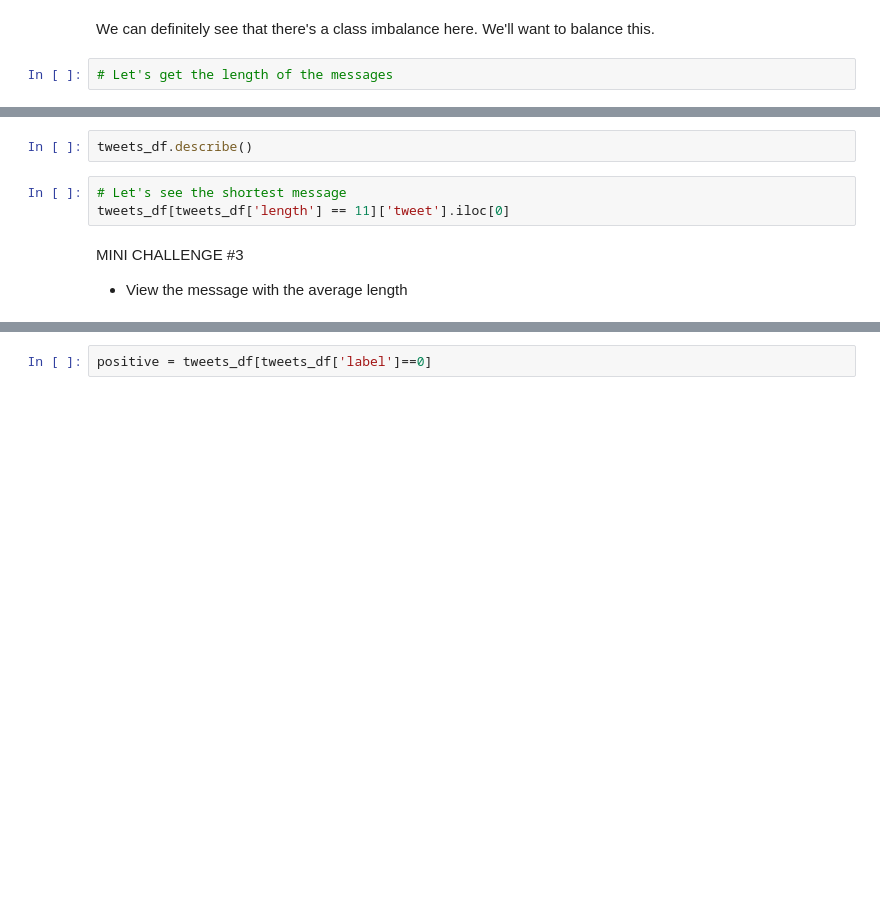
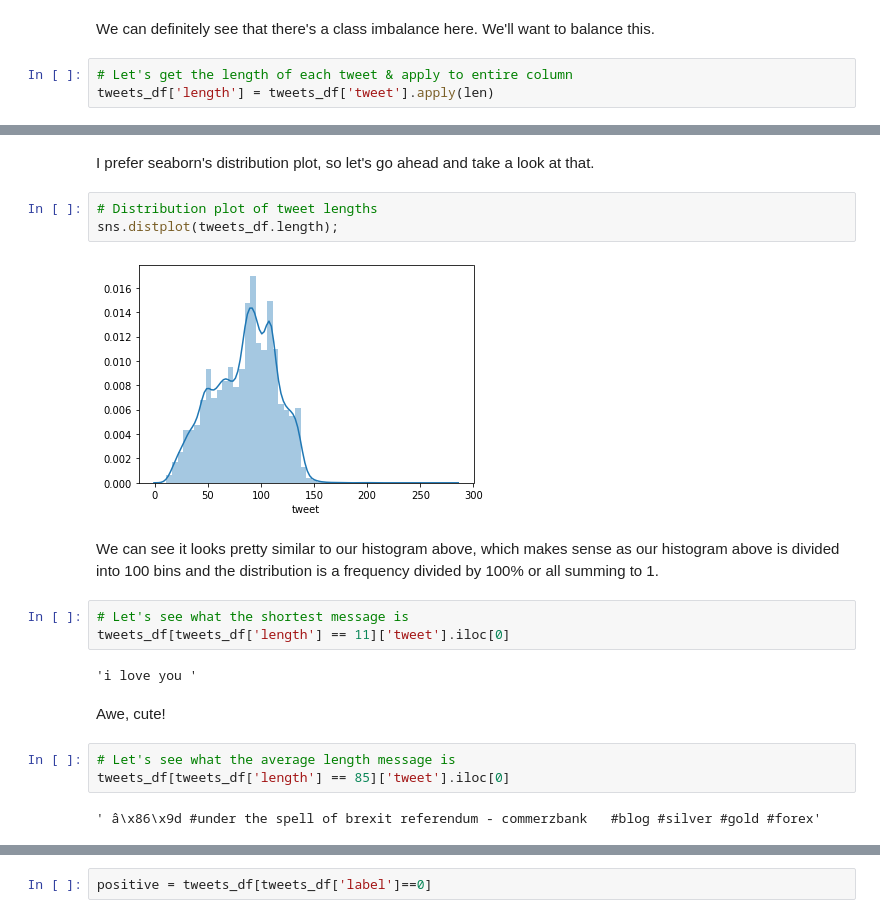
Before and after one commit to JessicaFB/Twitter-Sentiment-Analysis-Naive-Bayes, a Jupyter notebook: Twitter_Sentiment_Analysis.ipynb, the cells around one changed output, grey strips where cells are left out. Drawn from its saved outputs; the diff is of its cells as text; blank space fills up the shorter version.

```diff
--- a/Twitter_Sentiment_Analysis.ipynb
+++ b/Twitter_Sentiment_Analysis.ipynb
@@ -68,4 +68,5 @@ sns.countplot(x="label", data=tweets_df);
 # %% [markdown]
 We can definitely see that there's a class imbalance here. We'll want to balance this.
 # %%
-# Let's get the length of the messages
+# Let's get the length of each tweet & apply to entire column
+tweets_df['length'] = tweets_df['tweet'].apply(len)
@@ -74,8 +103,21 @@ tweets_df['length'].plot(bins=100, kind='hist')
-# %%
-tweets_df.describe()
+# %% [markdown]
+I prefer seaborn's distribution plot, so let's go ahead and take a look at that.
+# %%
+# Distribution plot of tweet lengths
+sns.distplot(tweets_df.length);
+# %% [output]
+[figure, added]
+# %% [markdown]
+We can see it looks pretty similar to our histogram above, which makes sense as our histogram above is divided into 100 bins and the distribution is a frequency divided by 100% or all summing to 1.
 # %%
-# Let's see the shortest message
+# Let's see what the shortest message is
 tweets_df[tweets_df['length'] == 11]['tweet'].iloc[0]
+# %% [output]
+'i love you '
-# %% [markdown]
-MINI CHALLENGE #3
-- View the message with the average length
+# %% [markdown]
+Awe, cute!
+# %%
+# Let's see what the average length message is
+tweets_df[tweets_df['length'] == 85]['tweet'].iloc[0]
+# %% [output]
+' â\x86\x9d #under the spell of brexit referendum - commerzbank   #blog #silver #gold #forex'
```
Also changed, not shown: parts of 5 cells of this notebook.
